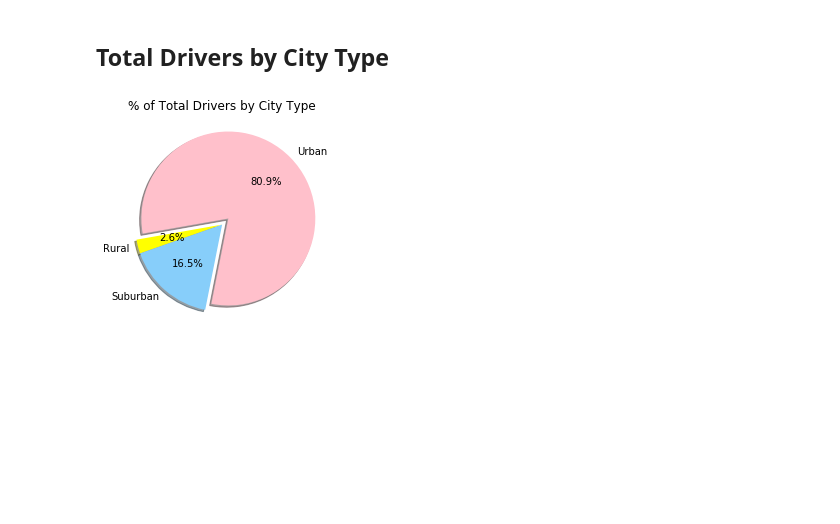
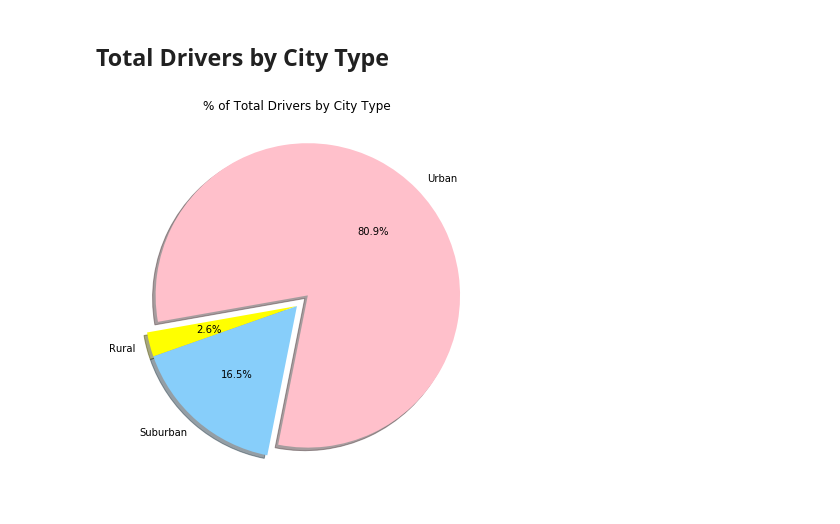
Before and after one commit to nagaraj9b/Matplotlib, a Jupyter notebook: pyber_starter.ipynb, the cells around one changed output. Saved outputs shown, nothing was run; the diff lists cells and outputs as text; code cells hidden in the pictures; blank space fills up the shorter version.

```diff
--- a/pyber_starter.ipynb
+++ b/pyber_starter.ipynb
@@ -271,34 +210,36 @@ driver = city_df["driver_count"]
 drivercount = driver.sum()
 drivercount
 Percentdrivecount = cityridegpbyd/drivercount * 100
 
 
 
 
 Percentdrivecount["driver_count"]= Percentdrivecount["driver_count"].map("{:.1f}".format)
 
 # Percentdrivecount.head()
 
 colors = ["yellow", "lightskyblue", "pink"]
 
 labels = ["Rural","Suburban","Urban"]
 
 explode = ( 0, 0,0.1 )
 
 # Build Pie Chart
 
 plt.pie(Percentdrivecount["driver_count"], explode=explode, labels=labels, colors=colors,
         autopct="%1.1f%%", shadow=True, startangle=190)
 
 plt.title("% of Total Drivers by City Type")
 
+fig = plt.gcf()
+fig.set_size_inches(7,7)
 
 
 
 # # Save Figure
 plt.savefig("../Images/TotalDriversbyCityType.png")
 # %% [output]
-[figure, old version]
+[figure, new version]
 # %%
 # Show Figure
 plt.show()
```
Also changed, not shown: parts of 5 cells of this notebook.
